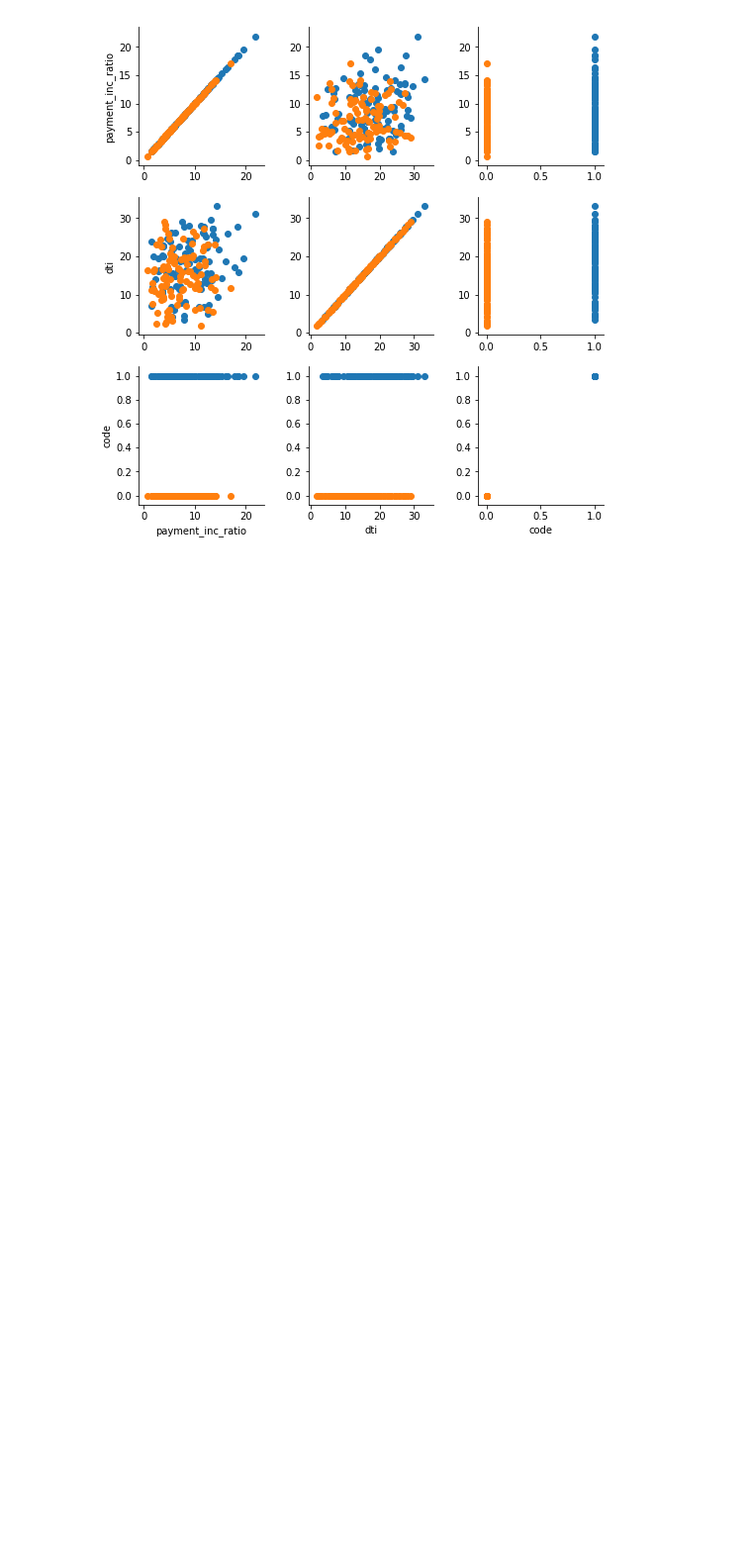
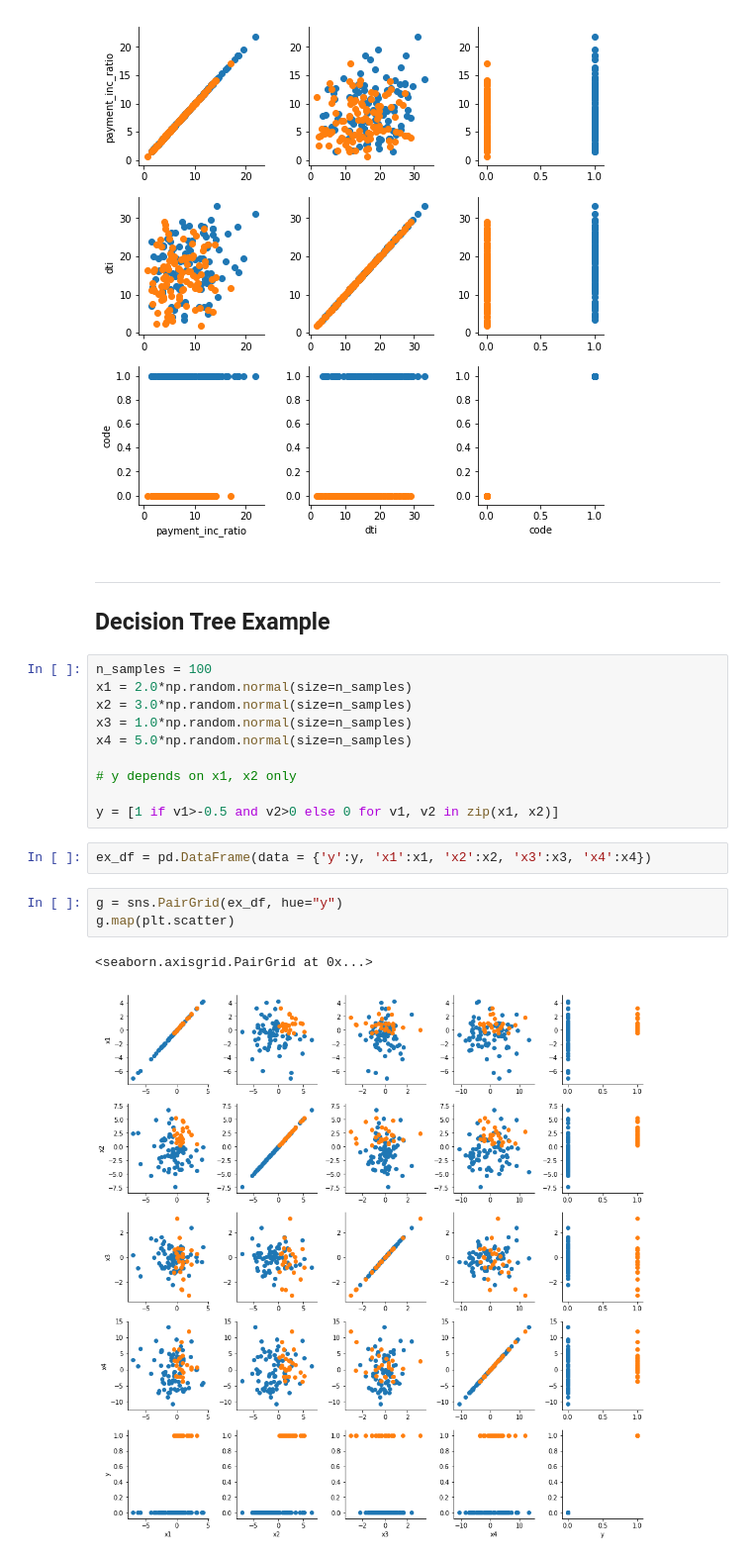
Before and after one commit to coolum001/Stats4DSNotebookProject, a Jupyter notebook: Stats4DS-3.ipynb, the cells around one changed output. Shown at 99% size. Saved outputs shown, nothing was run; the diff lists cells and outputs as text; blank space fills up the shorter version.

```diff
--- a/Stats4DS-3.ipynb
+++ b/Stats4DS-3.ipynb
@@ -114,3 +122,24 @@ g = sns.PairGrid(loans3_df, hue='outcome')
 g = g.map(plt.scatter)
 # %% [output]
 [figure]
+# %% [markdown]
+---
+## Decision Tree Example
+# %%
+n_samples = 100
+x1 = 2.0*np.random.normal(size=n_samples)
+x2 = 3.0*np.random.normal(size=n_samples)
+x3 = 1.0*np.random.normal(size=n_samples)
+x4 = 5.0*np.random.normal(size=n_samples)
+
+# y depends on x1, x2 only
+
+y = [1 if v1>-0.5 and v2>0 else 0 for v1, v2 in zip(x1, x2)]
+# %%
+ex_df = pd.DataFrame(data = {'y':y, 'x1':x1, 'x2':x2, 'x3':x3, 'x4':x4})
+# %%
+g = sns.PairGrid(ex_df, hue="y")
+g.map(plt.scatter)
+# %% [output]
+<seaborn.axisgrid.PairGrid at 0x...>
+[figure, added]
```
Also changed, not shown: parts of 22 cells of this notebook, 2 other files.
